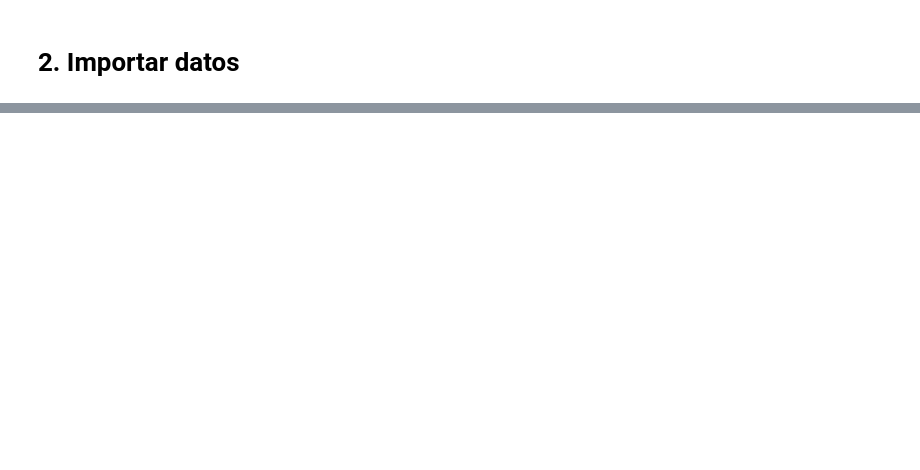
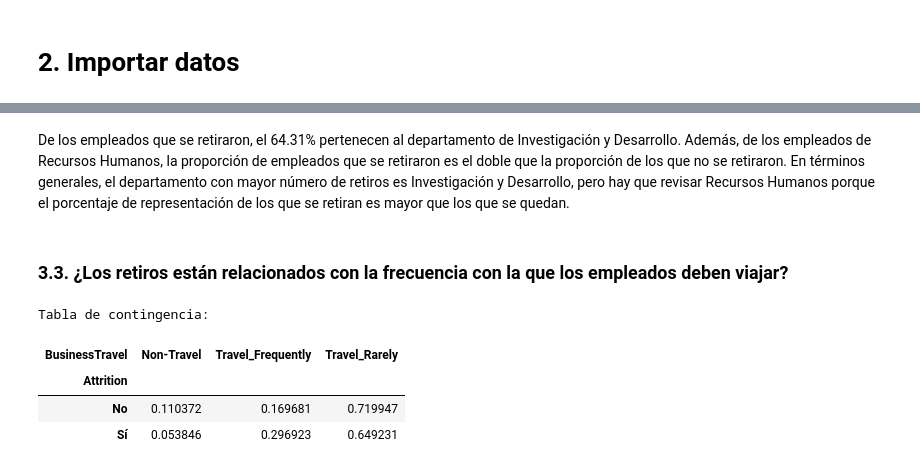
Before and after one commit to AlexanderBedoyaC/prediccion_abandono_empleo, a Jupyter notebook: c. Alex - Análisis Exploratorio.ipynb, the cells around one changed output, grey strips where cells are left out. Cells and saved outputs as stored; diff of their text form; code cells hidden in the pictures; blank space fills up the shorter version.

```diff
--- a/c. Alex - Análisis Exploratorio.ipynb
+++ b/c. Alex - Análisis Exploratorio.ipynb
@@ -44,0 +67,12 @@ memory usage: 982.0+ KB
+# %% [markdown]
+De los empleados que se retiraron, el 64.31% pertenecen al departamento de Investigación y Desarrollo. Además, de los empleados de Recursos Humanos, la proporción de empleados que se retiraron es el doble que la proporción de los que no se retiraron. En términos generales, el departamento con mayor número de retiros es Investigación y Desarrollo, pero hay que revisar Recursos Humanos porque el porcentaje de representación de los que se retiran es mayor que los que se quedan.
+# %% [markdown]
+### 3.3. ¿Los retiros están relacionados con la frecuencia con la que los empleados deben viajar?
+# %%
+funciones.analisisBivariado(data, ['Attrition', 'BusinessTravel'], 'v','relative')
+# %% [output]
+Tabla de contingencia:
+| BusinessTravel | Non-Travel | Travel_Frequently | Travel_Rarely |
+| Attrition |  |  |  |
+| No | 0.110372 | 0.169681 | 0.719947 |
+| Sí | 0.053846 | 0.296923 | 0.649231 |
```
Also changed, not shown: parts of 12 cells of this notebook, 1 other file.
